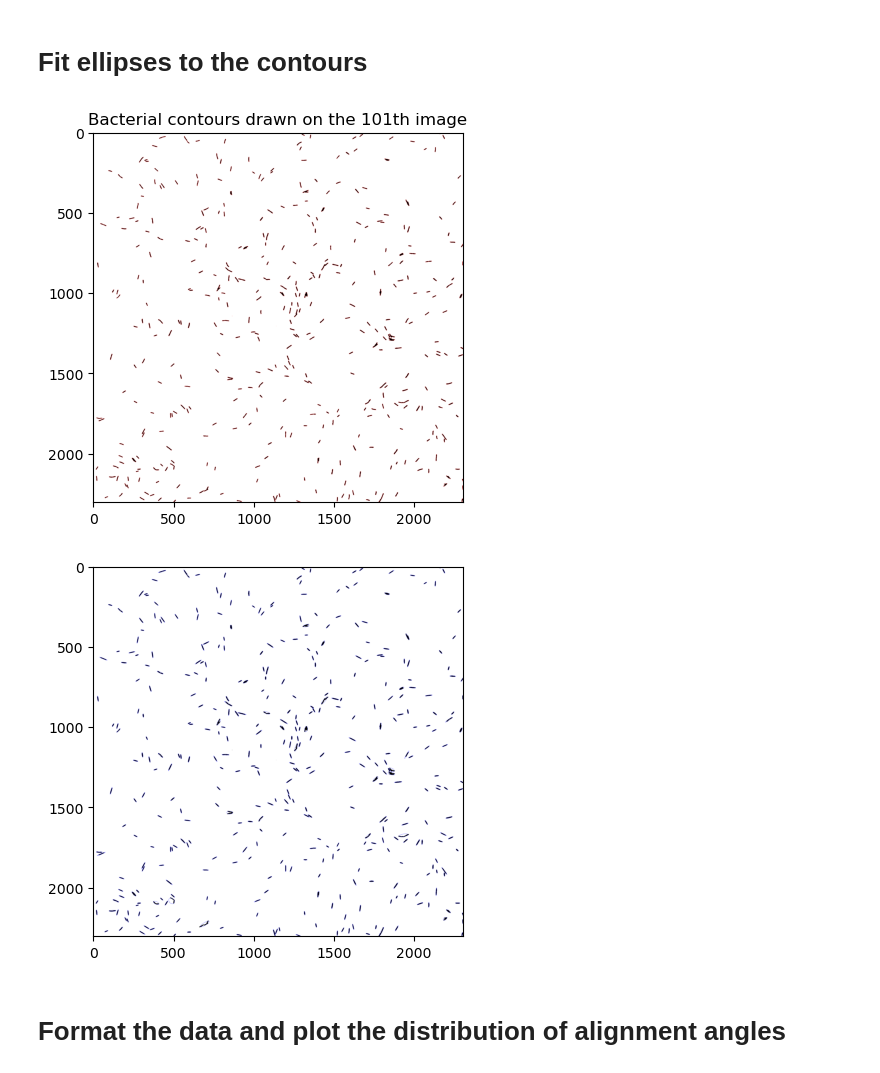
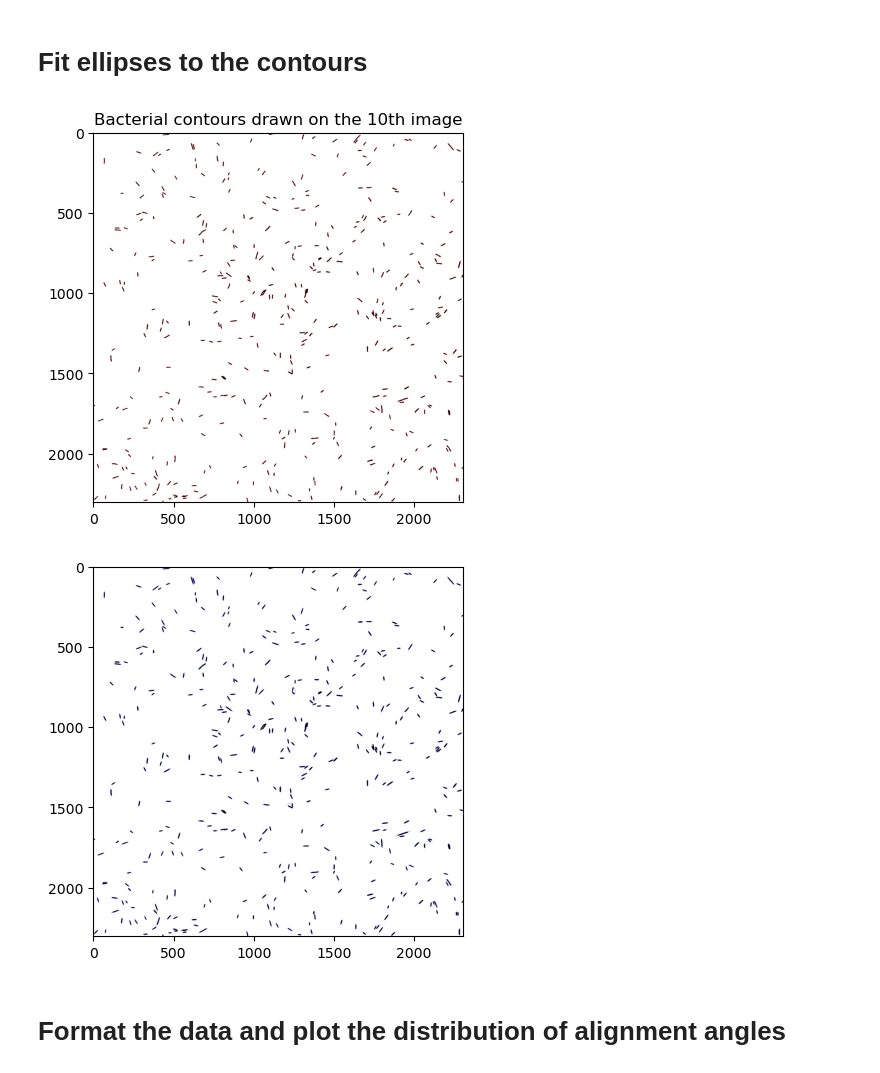
Before and after one commit to mrizaarseven98/bacteria_tracker, a Jupyter notebook: main.ipynb, the cells around one changed output. Drawn from its saved outputs; the diff is of its cells as text; code cells hidden in the pictures.

```diff
--- a/main.ipynb
+++ b/main.ipynb
@@ -245,7 +7,7 @@ def calculate_kinematic_parameters(trajectory_data, time_window=1):
 # Load the data
 # %%
 file_name="pilH_dense_mSc.tif"
-im=load_tif(file_name, show=True)
+im=tb.load_tif(file_name, show=True)
 tifdim1=im.shape[1]
 tifdim2=im.shape[2]
 print(tifdim1, tifdim2)
@@ -256,10 +18,10 @@ TiffPage 0: TypeError: read_bytes() missing 3 required positional arguments: 'dt
 # %% [markdown]
 # Fit ellipses to the contours
 # %%
-fitted_ellipses=fit_ellipses(im, show_nth_frame=101, filter_max=(20,100))
+fitted_ellipses=tb.fit_ellipses(im, show_nth_frame=10, filter_max=(8,60))
 # %% [output]
-[figure, old version]
+[figure, new version]
-[figure, old version]
+[figure, new version]
 # %% [markdown]
 # Format the data and plot the distribution of alignment angles
 # %%
```
Also changed, not shown: parts of 8 cells of this notebook.
